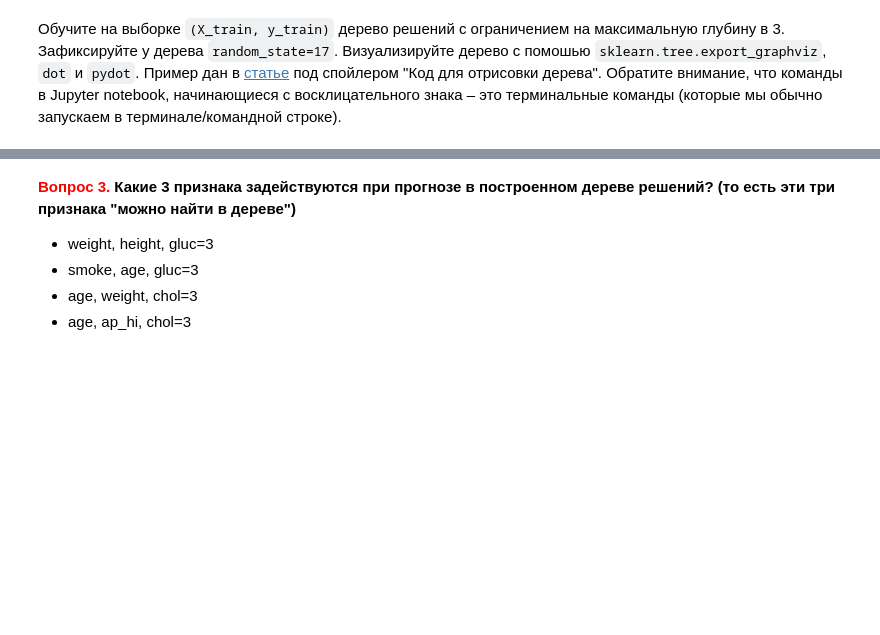
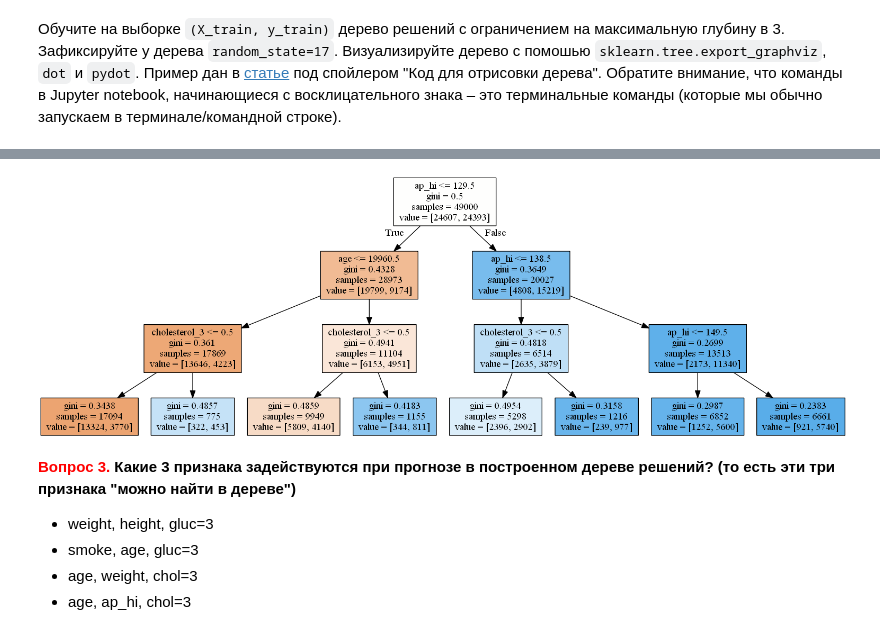
Before and after one commit to Rayveni/mlcourse_open, a Jupyter notebook: house_work/hw3_session2_decision_trees.ipynb, the cells around one changed output, grey strips where cells are left out. Saved outputs shown, nothing was run; the diff lists cells and outputs as text; code cells hidden in the pictures; blank space fills up the shorter version.

```diff
--- a/house_work/hw3_session2_decision_trees.ipynb
+++ b/house_work/hw3_session2_decision_trees.ipynb
@@ -154,3 +151,0 @@ export_graphviz(clf_tree,feature_names=X_train.columns,out_file=dotfile,filled=T
-# %%
-import pydot
-(graph,) = pydot.graph_from_dot_file('small_tree.dot')
@@ -162,3 +152,12 @@ display(Image('small_tree.png', unconfined=True))
+# %%
+def draw_tree(clf,feature_names):
+    export_graphviz(clf,feature_names=feature_names,out_file='temp.dot',filled=True)
+    (graph,) = pydot.graph_from_dot_file('temp.dot')
+    graph.write_png('temp.png')
+    display(Image('temp.png', unconfined=True))
+draw_tree(clf_tree,X_train.columns)
+# %% [output]
+[figure, added]
 # %% [markdown]
 **<font color='red'>Вопрос 3.</font> Какие 3 признака задействуются при прогнозе в построенном дереве решений? (то есть эти три признака "можно найти в дереве")**
 - weight, height, gluc=3
```
Also changed, not shown: parts of 12 cells of this notebook.
